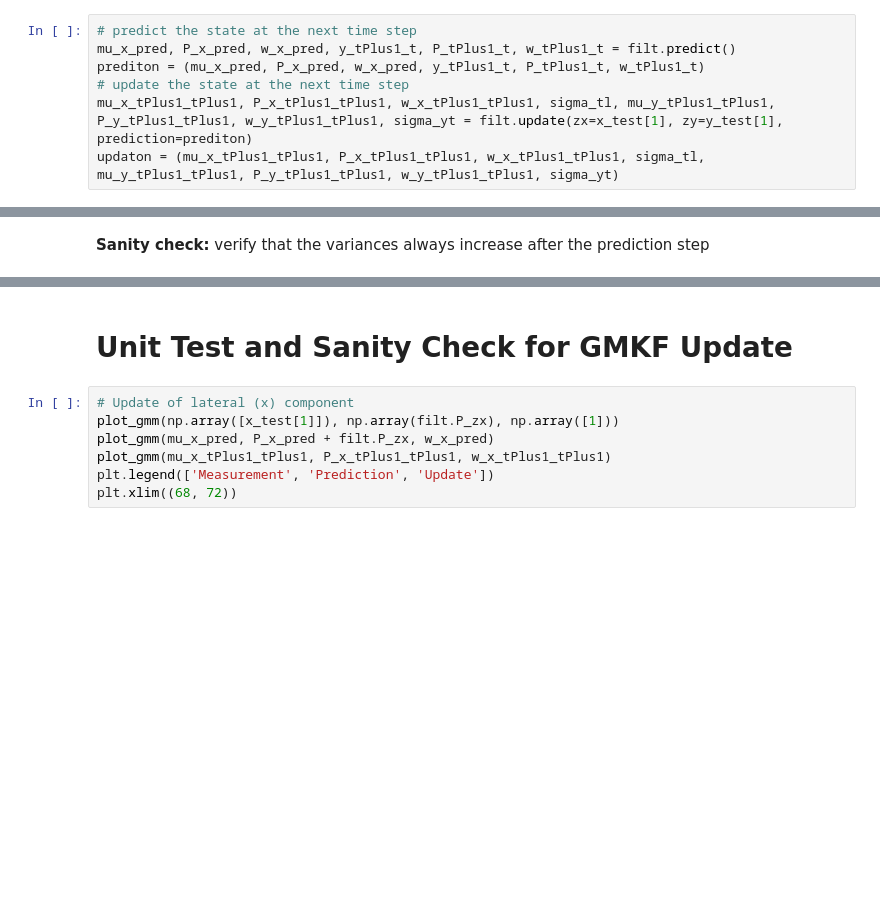
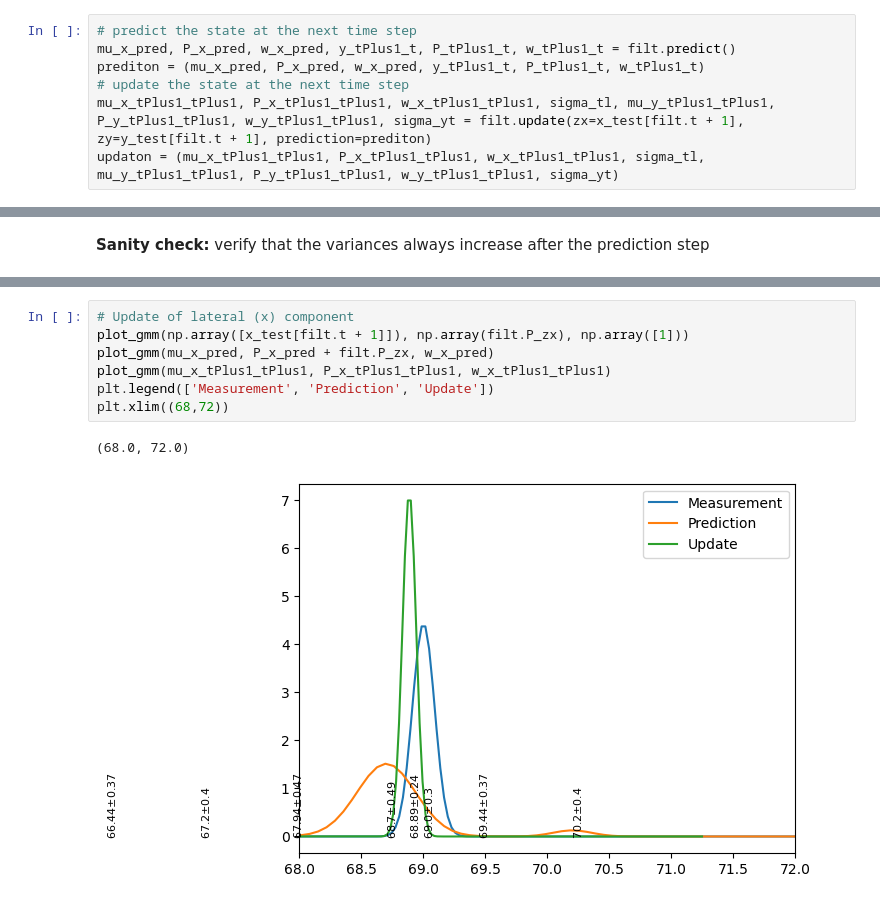
Before and after one commit to thinhhoang95/smoothie, a Jupyter notebook: GMKF_PROTOTYPE.ipynb, the cells around one changed output, grey strips where cells are left out. Saved outputs shown, nothing was run; the diff lists cells and outputs as text; blank space fills up the shorter version.

```diff
--- a/GMKF_PROTOTYPE.ipynb
+++ b/GMKF_PROTOTYPE.ipynb
@@ -214,5 +256,5 @@ filt = GMKF(x_init=x_test[0], std_x=0.3, y_init=y_test[0], std_y=0.3, v_init=y_t
 mu_x_pred, P_x_pred, w_x_pred, y_tPlus1_t, P_tPlus1_t, w_tPlus1_t = filt.predict()
 prediton = (mu_x_pred, P_x_pred, w_x_pred, y_tPlus1_t, P_tPlus1_t, w_tPlus1_t)
 # update the state at the next time step
-mu_x_tPlus1_tPlus1, P_x_tPlus1_tPlus1, w_x_tPlus1_tPlus1, sigma_tl, mu_y_tPlus1_tPlus1, P_y_tPlus1_tPlus1, w_y_tPlus1_tPlus1, sigma_yt = filt.update(zx=x_test[1], zy=y_test[1], prediction=prediton)
+mu_x_tPlus1_tPlus1, P_x_tPlus1_tPlus1, w_x_tPlus1_tPlus1, sigma_tl, mu_y_tPlus1_tPlus1, P_y_tPlus1_tPlus1, w_y_tPlus1_tPlus1, sigma_yt = filt.update(zx=x_test[filt.t + 1], zy=y_test[filt.t + 1], prediction=prediton)
 updaton = (mu_x_tPlus1_tPlus1, P_x_tPlus1_tPlus1, w_x_tPlus1_tPlus1, sigma_tl, mu_y_tPlus1_tPlus1, P_y_tPlus1_tPlus1, w_y_tPlus1_tPlus1, sigma_yt)
@@ -278,11 +335,12 @@ plt.tight_layout()
-# %% [markdown]
-# Unit Test and Sanity Check for GMKF Update
 # %%
 # Update of lateral (x) component
-plot_gmm(np.array([x_test[1]]), np.array(filt.P_zx), np.array([1]))
+plot_gmm(np.array([x_test[filt.t + 1]]), np.array(filt.P_zx), np.array([1]))
 plot_gmm(mu_x_pred, P_x_pred + filt.P_zx, w_x_pred)
 plot_gmm(mu_x_tPlus1_tPlus1, P_x_tPlus1_tPlus1, w_x_tPlus1_tPlus1)
 plt.legend(['Measurement', 'Prediction', 'Update'])
-plt.xlim((68, 72))
+plt.xlim((68,72))
+# %% [output]
+(68.0, 72.0)
+[figure, added]
 # %%
 # Update of longitudinal (y) component
```
Also changed, not shown: parts of 20 cells of this notebook, 1 other file.
